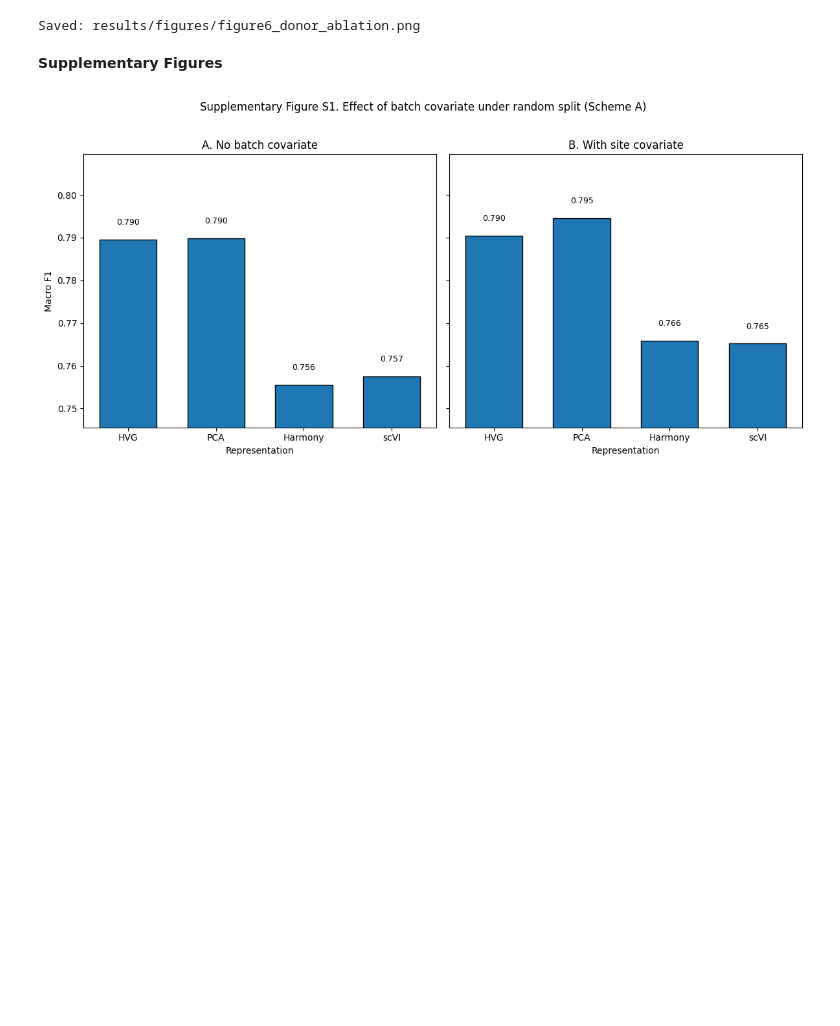
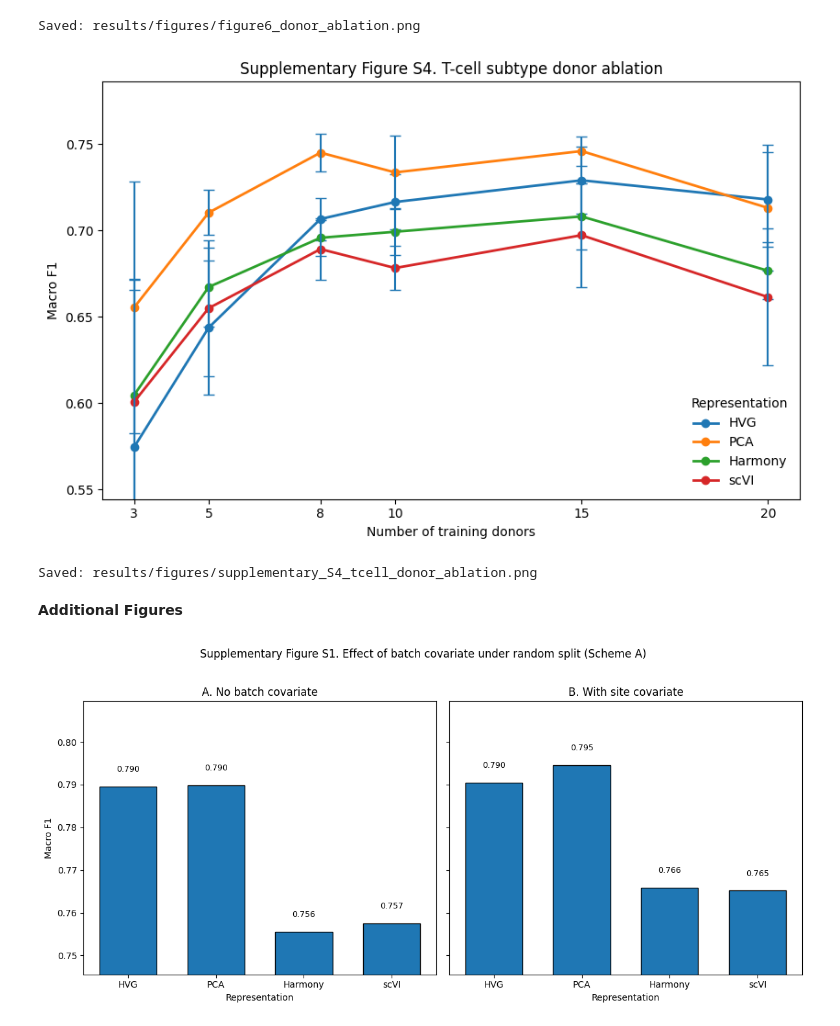
Before and after one commit to danielchen05/scRNA-cross-donor-generalization, a Jupyter notebook: notebooks/05_visualizations.ipynb, the cells around one changed output. Cells and saved outputs as stored; diff of their text form; code cells hidden in the pictures; blank space fills up the shorter version.

Commit message:
prez feedback: ablation on t-cell subtypes only

```diff
--- a/notebooks/05_visualizations.ipynb
+++ b/notebooks/05_visualizations.ipynb
@@ -733,8 +733,77 @@ Ablation columns: ['representation', 'k_train_donors', 'macro_f1_mean', 'macro_f
 | 23 | scvi | 20 | 0.728525 | 0.023175 | 0.775687 | 0.045590 | ... |
 [figure]
 Saved: results/figures/figure6_donor_ablation.png
+# %%
+# =========================================================
+# Supplementary Figure: T-cell subtype donor ablation curve
+# =========================================================
+
+tcell_ablation_path = Path("results/tables/tcell_donor_ablation_summary.csv")
+figures_dir = Path("results/figures")
+figures_dir.mkdir(parents=True, exist_ok=True)
+
+tcell_ablation_df = pd.read_csv(tcell_ablation_path)
+
+tcell_ablation_df["representation_clean"] = tcell_ablation_df["representation"].replace({
+    "hvg": "HVG",
+    "pca": "PCA",
+    "harmony": "Harmony",
+    "scvi": "scVI",
+    "X_pca": "PCA",
+    "X_harmony": "Harmony",
+    "X_scVI": "scVI",
+})
+
+rep_order = ["HVG", "PCA", "Harmony", "scVI"]
+
+fig, ax = plt.subplots(figsize=(8.5, 5.5))
+
+for rep in rep_order:
+    sub = (
+        tcell_ablation_df[tcell_ablation_df["representation_clean"] == rep]
+        .sort_values("k_train_donors")
+        .copy()
+    )
+
+    ax.plot(
+        sub["k_train_donors"],
+        sub["macro_f1_mean"],
+        marker="o",
+        linewidth=2,
+        label=rep
+    )
+
+    ax.errorbar(
+        sub["k_train_donors"],
+        sub["macro_f1_mean"],
+        yerr=sub["macro_f1_std"],
+        fmt="none",
+        capsize=4
+    )
+
+ax.set_xlabel("Number of training donors")
+ax.set_ylabel("Macro F1")
+ax.set_title("Supplementary Figure S4. T-cell subtype donor ablation")
+ax.legend(frameon=False, title="Representation")
+
+ax.set_xticks(sorted(tcell_ablation_df["k_train_donors"].unique()))
+ax.set_ylim(
+    tcell_ablation_df["macro_f1_mean"].min() - 0.03,
+    (tcell_ablation_df["macro_f1_mean"] + tcell_ablation_df["macro_f1_std"]).max() + 0.03
+)
+
+plt.tight_layout()
+
+out_png = figures_dir / "supplementary_S4_tcell_donor_ablation.png"
+plt.savefig(out_png, dpi=300, bbox_inches="tight")
+plt.show()
+
+print(f"Saved: {out_png}")
+# %% [output]
+[figure, added]
+Saved: results/figures/supplementary_S4_tcell_donor_ablation.png
 # %% [markdown]
-**Supplementary Figures**
+**Additional Figures**
 # %%
 # =========================
 # SUPPLEMENTARY FIGURE S1
```
Also changed, not shown: 4 other files.
